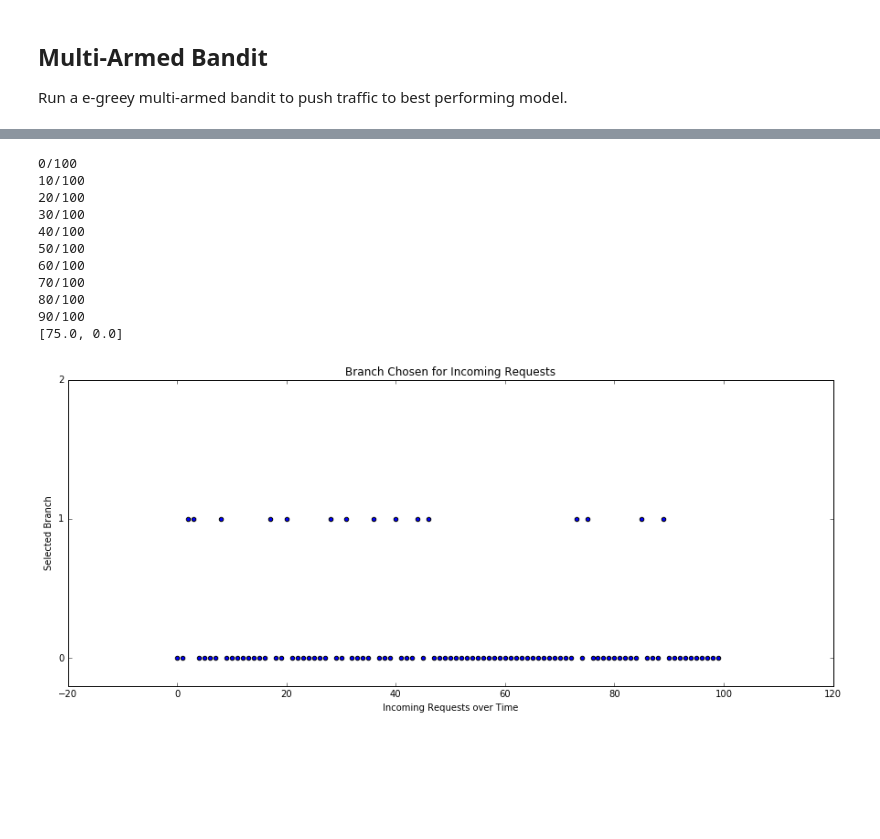
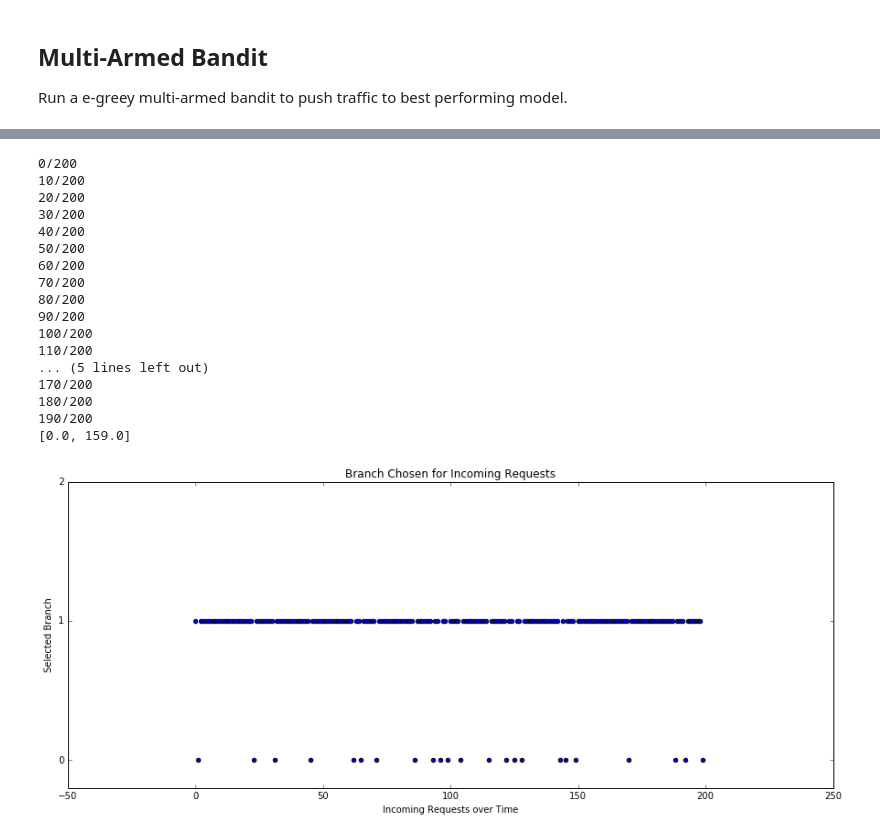
Before and after one commit to kubeflow/example-seldon, a Jupyter notebook: notebooks/example.ipynb, the cells around one changed output, grey strips where cells are left out. Saved outputs shown, nothing was run; the diff lists cells and outputs as text; code cells hidden in the pictures; blank space fills up the shorter version.

```diff
--- a/notebooks/example.ipynb
+++ b/notebooks/example.ipynb
@@ -222,7 +222,9 @@ print(json.dumps(predictions, indent=2))
 # %% [markdown]
 gRPC Request
 # %%
-chosen=9
+batch_xs, batch_ys = mnist.train.next_batch(1)
+chosen=0
 gen_image(batch_xs[chosen]).show()
-grpc_request("mnist-classifier",batch_xs[chosen].reshape((784)))
+data = batch_xs[chosen].reshape((784))
+grpc_request("mnist-classifier",data)
 # %% [output]
@@ -276,8 +277,0 @@ seldondeployment "mnist-classifier" configured
-# %%
-batch_xs, batch_ys = mnist.train.next_batch(1)
-chosen=0
-gen_image(batch_xs[chosen]).show()
-data = batch_xs[chosen].reshape((1,784))
-request = {"data":{"ndarray":data.tolist()}}
-predictions = rest_request("mnist-classifier",request)
-print(json.dumps(predictions, indent=2))
@@ -302,0 +278,19 @@ print(json.dumps(predictions, indent=2))
+# %%
+sz = 100
+batch_xs, batch_ys = mnist.train.next_batch(sz)
+routes_history = []
+for idx in range(sz):
+    if idx % 10 == 0:
+        print "{}/{}".format(idx,sz)
+    data = batch_xs[idx].reshape((1,784))
+    request = {"data":{"ndarray":data.tolist()}}
+    response = rest_request("mnist-classifier",request)
+    route = response.get("meta").get("routing").get("random-ab-test")
+    routes_history.append(route)
+
+plt.figure(figsize=(15,6))
+ax = plt.scatter(range(len(routes_history)),routes_history)
+ax.axes.xaxis.set_label_text("Incoming Requests over Time")
+ax.axes.yaxis.set_label_text("Selected Branch")
+plt.yticks([0,1,2])
+_ = plt.title("Branch Chosen for Incoming Requests")
@@ -308,42 +336,48 @@ Run a e-greey multi-armed bandit to push traffic to best performing model.
 # %%
 score = [0.0,0.0]
-sz = 100
+sz = 200
 batch_xs, batch_ys = mnist.train.next_batch(sz)
 routes_history = []
 for idx in range(sz):
     if idx % 10 == 0:
         print "{}/{}".format(idx,sz)
     data = batch_xs[idx].reshape((1,784))
     request = {"data":{"ndarray":data.tolist()}}
     response = rest_request("mnist-classifier",request)
     route = response.get("meta").get("routing").get("eg-router")
     proba = response["data"]["ndarray"][0]
     predicted = proba.index(max(proba))
     correct = np.argmax(batch_ys[idx])
     if predicted == correct:
         score[route] = score[route] + 1
         send_feedback_rest("mnist-classifier",request,response,reward=1)
     else:
         send_feedback_rest("mnist-classifier",request,response,reward=0)
     routes_history.append(route)
 
 plt.figure(figsize=(15,6))
 ax = plt.scatter(range(len(routes_history)),routes_history)
 ax.axes.xaxis.set_label_text("Incoming Requests over Time")
 ax.axes.yaxis.set_label_text("Selected Branch")
 plt.yticks([0,1,2])
 _ = plt.title("Branch Chosen for Incoming Requests")
 print score
 # %% [output]
-0/100
-10/100
-20/100
-30/100
-40/100
-50/100
-60/100
-70/100
-80/100
-90/100
-[75.0, 0.0]
+0/200
+10/200
+20/200
+30/200
+40/200
+50/200
+60/200
+70/200
+80/200
+90/200
+100/200
+110/200
+... (5 lines left out)
+170/200
+180/200
+190/200
+[0.0, 159.0]
-[figure, old version]
+[figure, new version]
```
Also changed, not shown: parts of 7 cells of this notebook, 3 other files.
